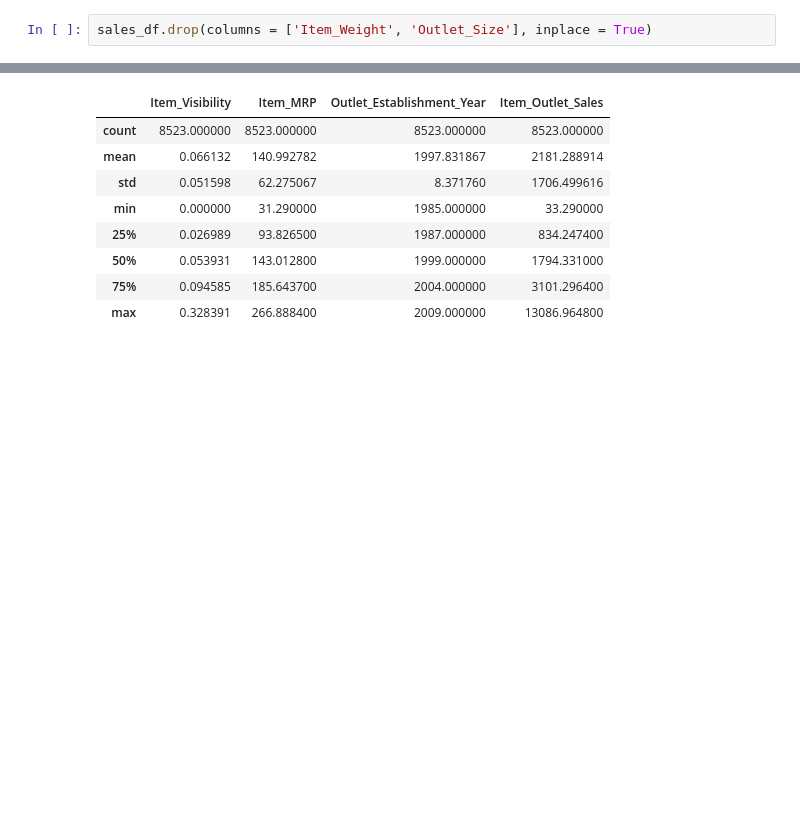
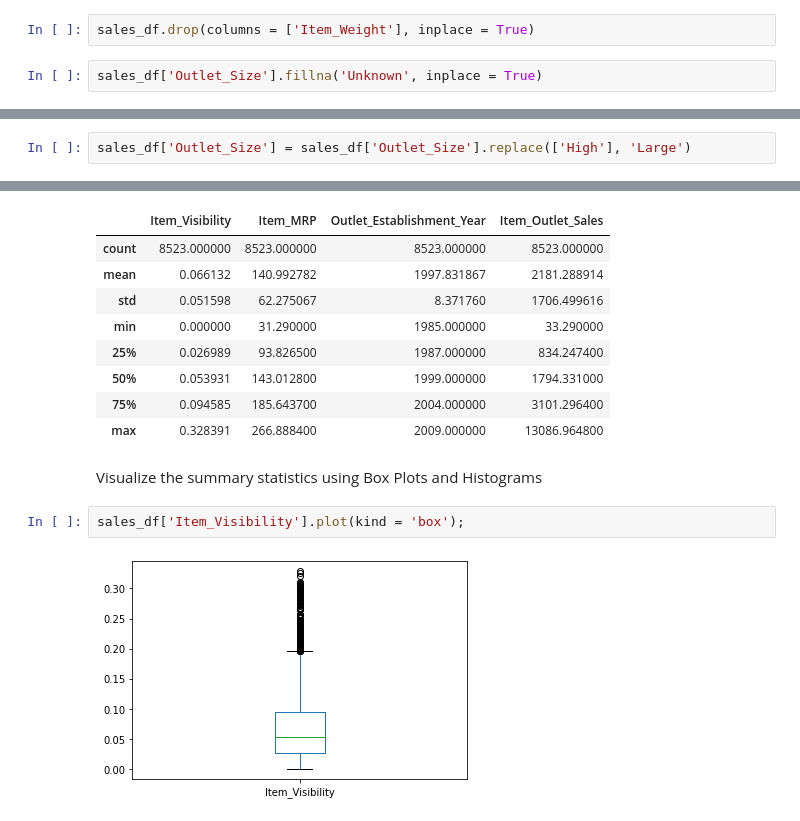
Before and after one commit to gordon-clark16/sales_predictions, a Jupyter notebook: food_sales_predictions.ipynb, the cells around one changed output, grey strips where cells are left out. Drawn from its saved outputs; the diff is of its cells as text; blank space fills up the shorter version.

Commit message:
Data Visualizations

```diff
--- a/food_sales_predictions.ipynb
+++ b/food_sales_predictions.ipynb
@@ -76,5 +88,7 @@ Outlet_Size is missing 28.28% of its data.  These null values can not be reasona
 # %%
-sales_df.drop(columns = ['Item_Weight', 'Outlet_Size'], inplace = True)
+sales_df.drop(columns = ['Item_Weight'], inplace = True)
+# %%
+sales_df['Outlet_Size'].fillna('Unknown', inplace = True)
 # %%
 #confirm that there are no missing values after addressing them
 sales_df.isnull().sum()
@@ -133,0 +159,2 @@ Name: Item_Type, dtype: int64
+# %%
+sales_df['Outlet_Size'] = sales_df['Outlet_Size'].replace(['High'], 'Large')
@@ -159,3 +194,9 @@ sales_df.describe()
 | 50% | 0.053931 | 143.012800 | 1999.000000 | 1794.331000 |
 | 75% | 0.094585 | 185.643700 | 2004.000000 | 3101.296400 |
 | max | 0.328391 | 266.888400 | 2009.000000 | 13086.964800 |
+# %% [markdown]
+Visualize the summary statistics using Box Plots and Histograms
+# %%
+sales_df['Item_Visibility'].plot(kind = 'box');
+# %% [output]
+[figure, added]
```
Also changed, not shown: parts of 38 cells of this notebook.
